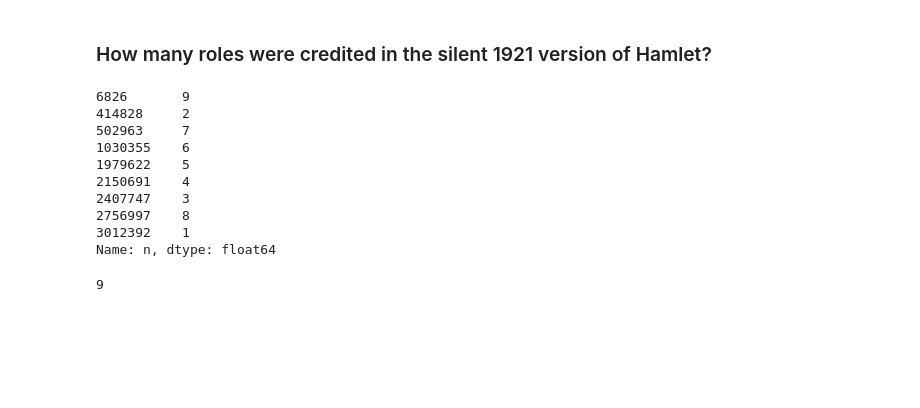
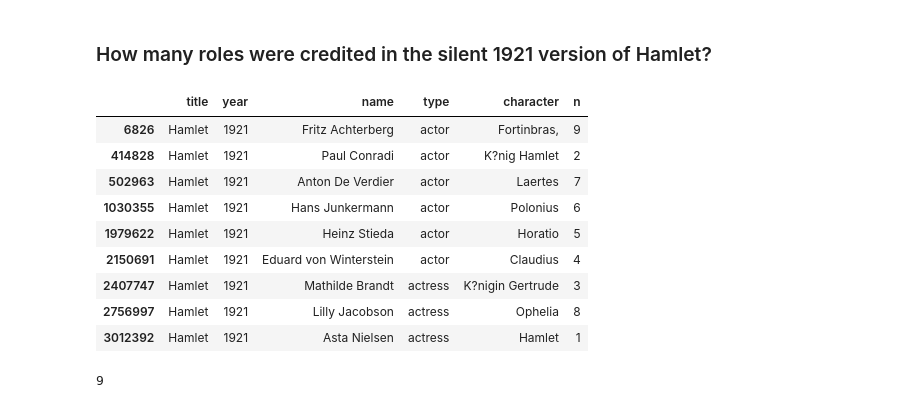
Before and after one commit to satishjasthi/data-science-intensive, a Jupyter notebook: pycon-pandas-tutorial/Exercises-1.ipynb, the cells around one changed output. Drawn from its saved outputs; the diff is of its cells as text; code cells hidden in the pictures; blank space fills up the shorter version.

```diff
--- a/pycon-pandas-tutorial/Exercises-1.ipynb
+++ b/pycon-pandas-tutorial/Exercises-1.ipynb
@@ -331,19 +330,19 @@ cast[(cast.title == "Sleuth") & (cast.year == 2007)].sort_values('n')
 # %% [markdown]
 ### How many roles were credited in the silent 1921 version of Hamlet?
 # %%
-hamlets = cast[(cast.title == "Hamlet") & (cast.year == 1921)].n
+hamlets = cast[(cast.title == "Hamlet") & (cast.year == 1921) & (cast.n.notnull())]
 hamlets
 # %% [output]
-6826       9
-414828     2
-502963     7
-1030355    6
-1979622    5
-2150691    4
-2407747    3
-2756997    8
-3012392    1
-Name: n, dtype: float64
+|  | title | year | name | type | character | n |
+| 6826 | Hamlet | 1921 | Fritz Achterberg | actor | Fortinbras, | 9 |
+| 414828 | Hamlet | 1921 | Paul Conradi | actor | K?nig Hamlet | 2 |
+| 502963 | Hamlet | 1921 | Anton De Verdier | actor | Laertes | 7 |
+| 1030355 | Hamlet | 1921 | Hans Junkermann | actor | Polonius | 6 |
+| 1979622 | Hamlet | 1921 | Heinz Stieda | actor | Horatio | 5 |
+| 2150691 | Hamlet | 1921 | Eduard von Winterstein | actor | Claudius | 4 |
+| 2407747 | Hamlet | 1921 | Mathilde Brandt | actress | K?nigin Gertrude | 3 |
+| 2756997 | Hamlet | 1921 | Lilly Jacobson | actress | Ophelia | 8 |
+| 3012392 | Hamlet | 1921 | Asta Nielsen | actress | Hamlet | 1 |
 # %%
 len(hamlets)
 # %% [output]
```
Also changed, not shown: parts of 7 cells of this notebook, 26 other files.
